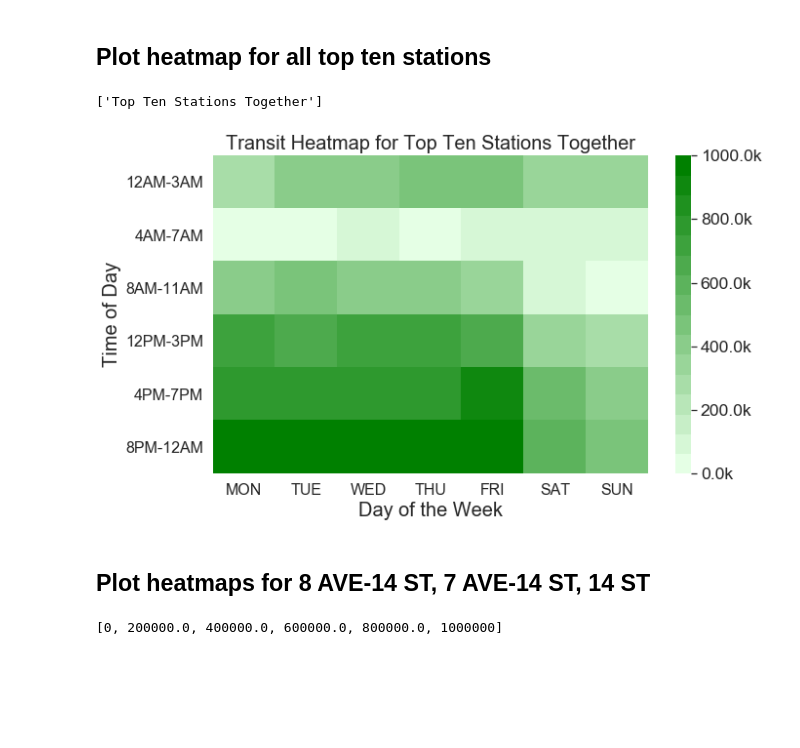
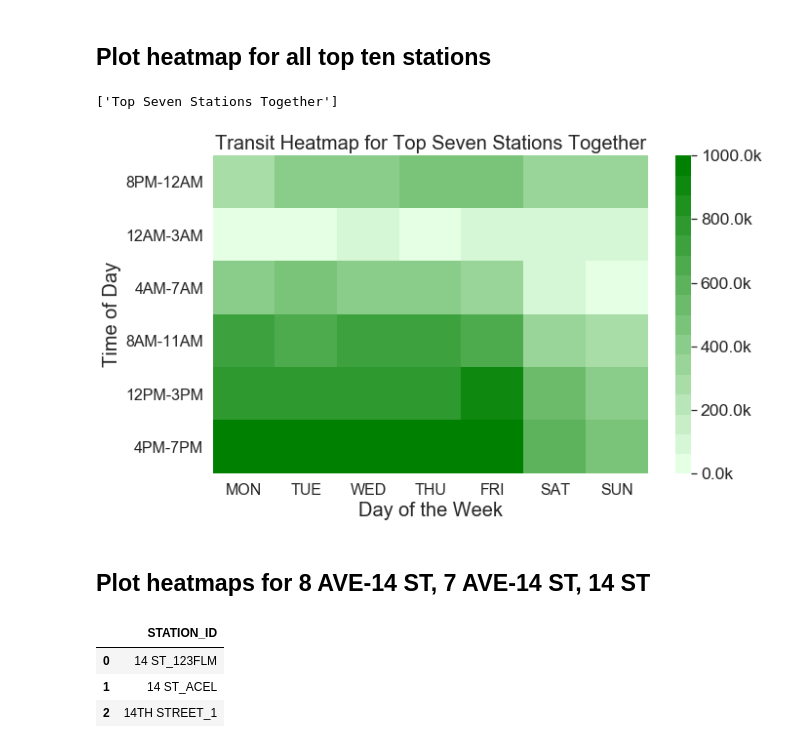
Before and after one commit to jonjonchu/metisproject1, a Jupyter notebook: MTA_explore-CHU-Analysis.ipynb, the cells around one changed output. Saved outputs shown, nothing was run; the diff lists cells and outputs as text; code cells hidden in the pictures; blank space fills up the shorter version.

```diff
--- a/MTA_explore-CHU-Analysis.ipynb
+++ b/MTA_explore-CHU-Analysis.ipynb
@@ -160,7 +179,7 @@ def makeHeatMaps(days_vs_hours, station_id, value_max = 100000):
     '''
 
     xticks = ['MON','TUE','WED','THU','FRI','SAT','SUN']
-    yticks=['12AM-3AM','4AM-7AM','8AM-11AM','12PM-3PM','4PM-7PM','8PM-12AM']
+    yticks=['8PM-12AM','12AM-3AM','4AM-7AM','8AM-11AM','12PM-3PM','4PM-7PM',]
 
     station_title = station_id.split('_')
     print(station_title)
@@ -192,7 +211,7 @@ def makeHeatMaps(days_vs_hours, station_id, value_max = 100000):
 # %% [markdown]
 ## Create day v hour heatmaps for each top ten station
 # %%
-stations = top_traffic_stations.index[:10]
+stations = top_traffic_stations.index[:7]
 # for station in stations:
 #     print(station)
 
@@ -239,28 +258,17 @@ for station_id in stations:
 # %%
 #df2[df2['id'].isin(['SP.POP.TOTL','NY.GNP.PCAP.CD'])]
 
 top_ten_cumu_days_v_hours = pd.pivot_table(df[df['STATION_ID'].isin(stations)][['STATION_ID','DAY_OF_WEEK','HODBIN','ENTRIES_DIFF']],
                                            index='HODBIN',
                                            values = 'ENTRIES_DIFF',
                                            columns='DAY_OF_WEEK',
                                            aggfunc='sum'
                                           )
-makeHeatMaps(top_ten_cumu_days_v_hours, 'Top Ten Stations Together', value_max=1e6)
+makeHeatMaps(top_ten_cumu_days_v_hours, 'Top Seven Stations Together', value_max=1e6)
 # %% [output]
-['Top Ten Stations Together']
+['Top Seven Stations Together']
-[figure, old version]
+[figure, new version]
 # %% [markdown]
 ## Plot heatmaps for 8 AVE-14 ST, 7 AVE-14 ST, 14 ST
 # %%
 # stations = top_traffic_stations.index[:10]
-# %%
-value_max = 1000000
-ticklabels = np.arange(0, (value_max+value_max/5)/1000, value_max/1000/5)
-ticklabels = list(str(label) + 'k' for label in ticklabels)
-ticklabels
-
-ticks = [x * value_max for x in [0, .2, .4, .6, .8, 1]]
-
-ticks
-# %% [output]
-[0, 200000.0, 400000.0, 600000.0, 800000.0, 1000000]
@@ -266,0 +277,10 @@ ticks
+# %%
+type(list_of_stations)
+(list_of_stations[list_of_stations.str.contains('14', regex=False)])
+fourteenth_st_stations = list_of_stations[[20,57,192]].reset_index().drop(columns='index')
+fourteenth_st_stations
+# %% [output]
+|  | STATION_ID |
+| 0 | 14 ST_123FLM |
+| 1 | 14 ST_ACEL |
+| 2 | 14TH STREET_1 |
```
Also changed, not shown: parts of 5 cells of this notebook, 27 other files.
